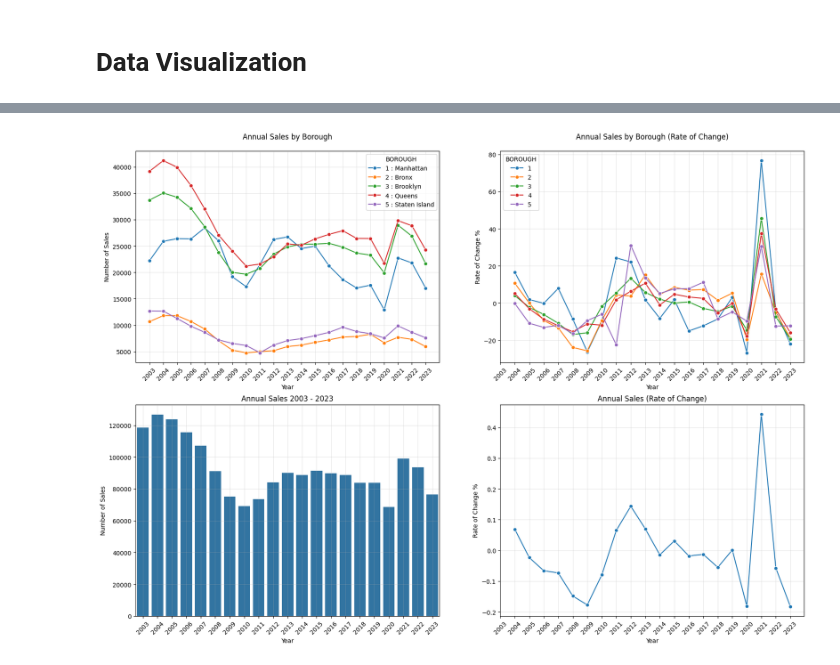
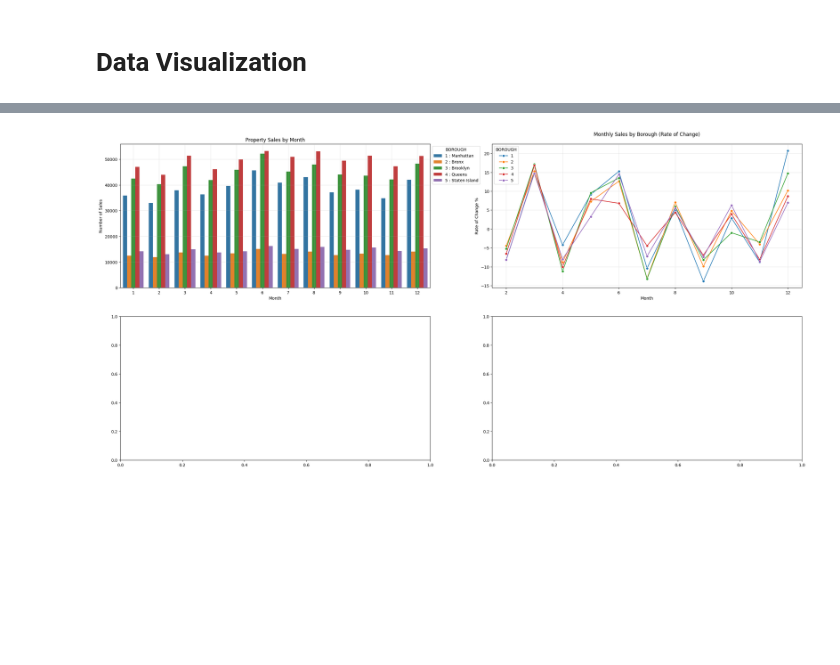
Before and after one commit to GuhGonk/NYC-Rolling-Sales, a Jupyter notebook: main.ipynb, the cells around one changed output, grey strips where cells are left out. Cells and saved outputs as stored; diff of their text form; code cells hidden in the pictures; blank space fills up the shorter version.

```diff
--- a/main.ipynb
+++ b/main.ipynb
@@ -60,98 +235,58 @@ shape: (21, 3)
 # %%
-query1 = """
-SELECT EXTRACT(YEAR FROM "SALE DATE") as year,
-       "BOROUGH",
-       COUNT(*) as count
+fig, axs = plt.subplots(2,2)
+
+query2 = """
+SELECT EXTRACT(MONTH FROM "SALE DATE") as month,
+    "BOROUGH",
+    COUNT(*) as count
 FROM rolling_sales
-GROUP BY EXTRACT(YEAR FROM "SALE DATE"), "BOROUGH"
-ORDER BY year, "BOROUGH"
+GROUP BY EXTRACT(MONTH FROM "SALE DATE"), "BOROUGH"
+ORDER BY month, "BOROUGH"
 """
-annual_byBoro = pl.read_database(query = query1, connection = connection)
-annual_byBoro_roc = annual_byBoro.sort(["BOROUGH", "year"]).with_columns(
+
+monthly_byBoro = pl.read_database(query = query2, connection = connection)
+monthly_byBoro_roc = monthly_byBoro.sort("month").with_columns(
     (pl.col("count").pct_change().over("BOROUGH")*100).alias("roc")
 )
 
-fig, axs = plt.subplots(2,2)
-
-sns.lineplot(
-    data=annual_byBoro.to_pandas(),
-    x='year',
+sns.barplot(
+    data=monthly_byBoro.to_pandas(),
+    x='month',
     y='count',
     hue='BOROUGH',
     palette=["C0", "C1", "C2", "C3", "C4"],
-    marker='o',
     ax=axs[0,0]
 )
 
-borough_names = ["1 : Manhattan", "2 : Bronx", "3 : Brooklyn", "4 : Queens", "5 : Staten Island"]
-
-axs[0,0].set_title('Annual Sales by Borough', pad=20)
-axs[0,0].set_xlabel('Year')
-axs[0,0].set_xticks(annual_byBoro['year'].unique().sort())
-axs[0,0].set_xticklabels(annual_byBoro['year'].unique().sort(), rotation=45)
+axs[0,0].set_title('Monthly Sales by Borough')
+axs[0,0].set_xlabel('Month')
 axs[0,0].set_ylabel('Number of Sales')
 axs[0,0].grid(True, alpha=0.3)
 sns.move_legend(
     axs[0,0],
-    "upper right",
-    # bbox_to_anchor=(1.05,1),
+    "upper left",
+    bbox_to_anchor=(1,1),
     labels=borough_names
 )
 
 sns.lineplot(
-    data=annual_byBoro_roc.to_pandas(),
-    x='year',
+    data=monthly_byBoro_roc.to_pandas(),
+    x='month',
     y='roc',
     hue='BOROUGH',
     palette=["C0", "C1", "C2", "C3", "C4"],
     marker='o',
     ax=axs[0,1]
 )
 
-axs[0,1].set_title('Annual Sales by Borough (Rate of Change)', pad=20)
-axs[0,1].set_xlabel('Year')
-axs[0,1].set_xticks(annual_byBoro['year'].unique().sort())
-axs[0,1].set_xticklabels(annual_byBoro['year'].unique().sort(), rotation=45)
+axs[0,1].set_title('Monthly Sales by Borough (Rate of Change)', pad=20)
+axs[0,1].set_xlabel('Month')
 axs[0,1].set_ylabel('Rate of Change %')
 axs[0,1].grid(True, alpha=0.3)
 
-annual_sales=annual_byBoro.group_by("year").agg(pl.col("count").sum().alias("count")).sort("year")
-annual_sales_roc=annual_sales.sort("year").with_columns(
-    pl.col("count").pct_change().alias("roc")
-)
 
-sns.barplot(
-    data=annual_sales.to_pandas(),
-    x='year',
-    y='count',
-    ax=axs[1,0]
-)
 
-axs[1,0].set_title('Annual Sales 2003 - 2023')
-axs[1,0].set_xlabel('Year')
-axs[1,0].set_xticklabels(labels=annual_sales['year'], rotation=45)
-axs[1,0].set_ylabel('Number of Sales')
-axs[1,0].grid(True, alpha=0.3)
-
-sns.lineplot(
-    data=annual_sales_roc.to_pandas(),
-    x='year',
-    y='roc',
-    palette=["C0", "C1", "C2", "C3", "C4"],
-    marker='o',
-    ax=axs[1,1]
-)
-
-axs[1,1].set_title('Annual Sales (Rate of Change)')
-axs[1,1].set_xlabel('Year')
-axs[1,1].set_xticks(annual_sales_roc['year'].unique().sort())
-axs[1,1].set_xticklabels(annual_sales_roc['year'].unique().sort(), rotation=45)
-axs[1,1].set_ylabel('Rate of Change %')
-axs[1,1].grid(True, alpha=0.3)
-
-# Adjust layout to prevent label cutoff
-# plt.tight_layout()
 fig.set_figheight(14)
-fig.set_figwidth(20)
+fig.set_figwidth(30)
 # %% [output]
-[figure, old version]
+[figure, new version]
```
Also changed, not shown: parts of 10 cells of this notebook, 1 other file.
